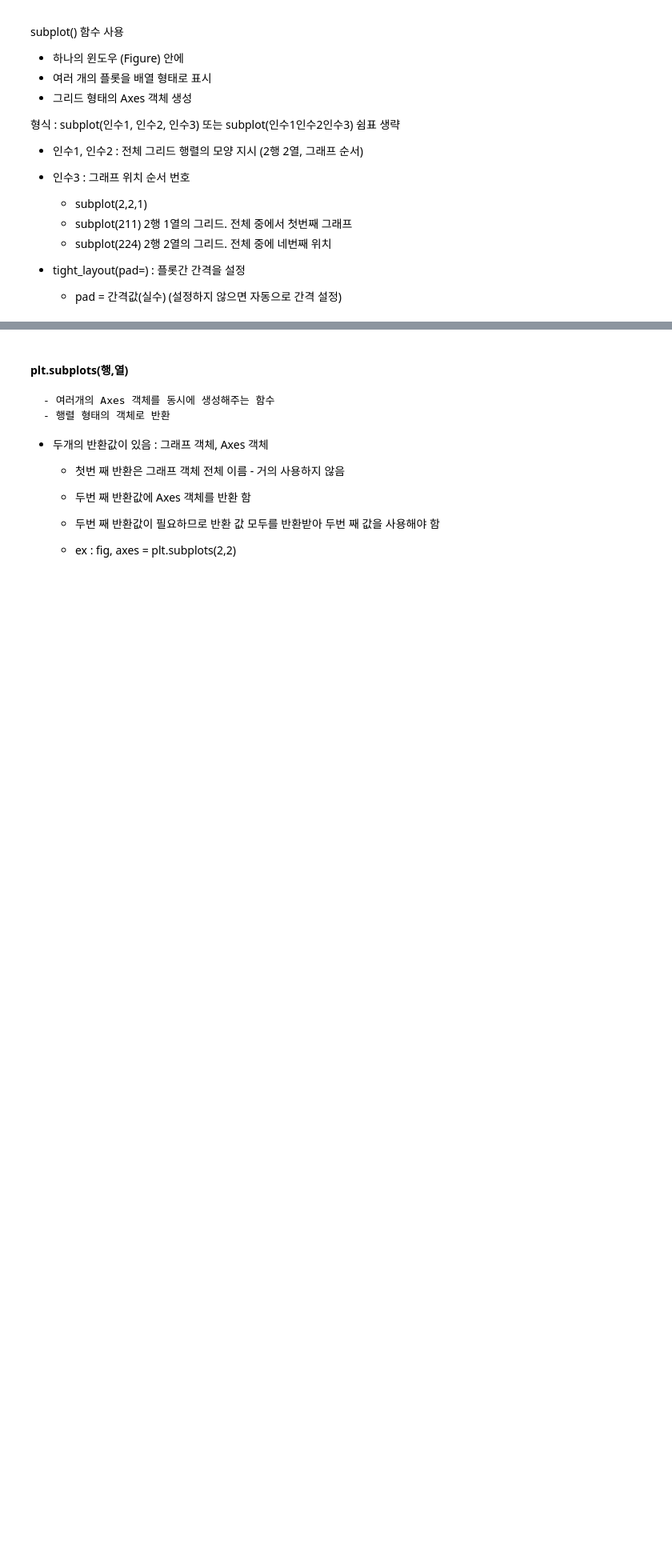
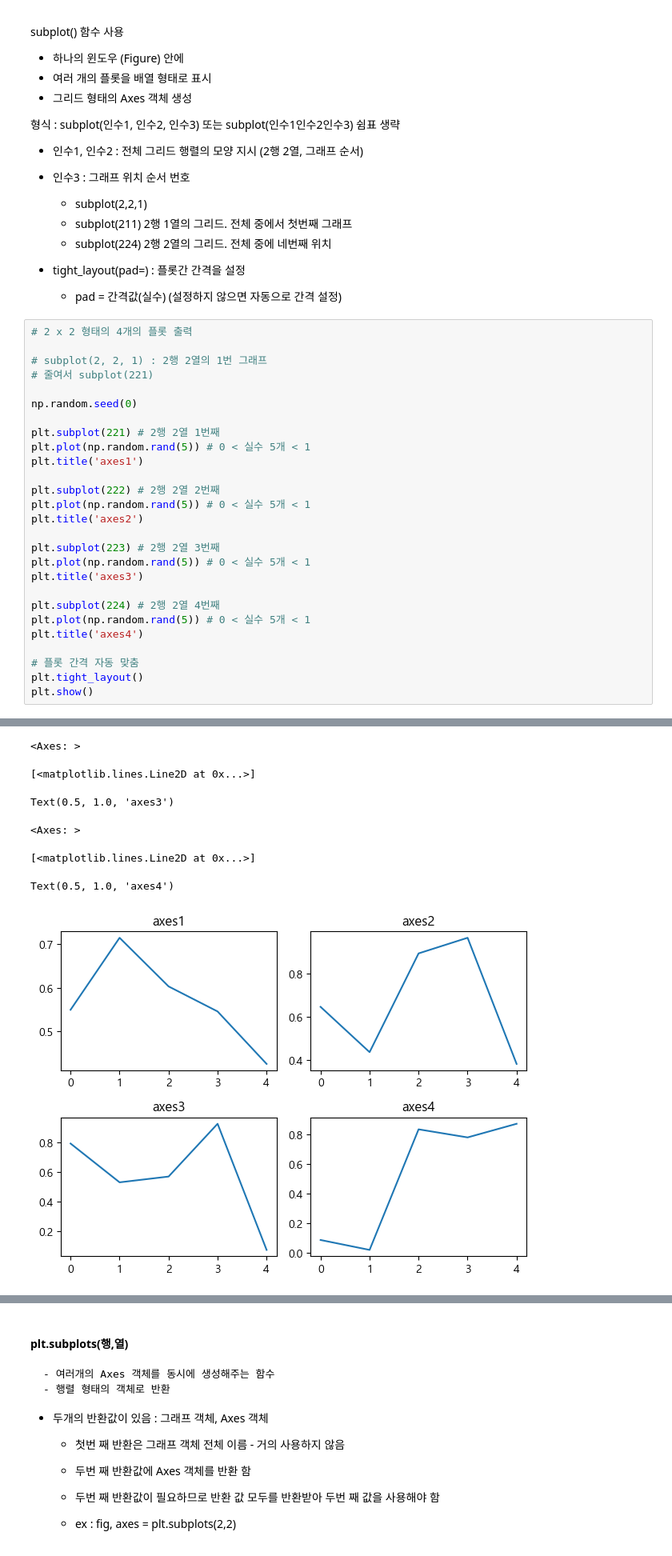
Before and after one commit to BangSungjoon/TIL, a Jupyter notebook: AIWorkspace/source_code/13_시각화 패키지 (matplotlib).ipynb, the cells around one changed output, grey strips where cells are left out. Shown at 80% size. Saved outputs shown, nothing was run; the diff lists cells and outputs as text; blank space fills up the shorter version.

```diff
--- a/AIWorkspace/source_code/13_시각화 패키지 (matplotlib).ipynb
+++ b/AIWorkspace/source_code/13_시각화 패키지 (matplotlib).ipynb
@@ -431,3 +431,31 @@ subplot() 함수 사용
 
 - tight_layout(pad=) : 플롯간 간격을 설정
     - pad = 간격값(실수) (설정하지 않으면 자동으로 간격 설정)
+# %%
+# 2 x 2 형태의 4개의 플롯 출력
+
+# subplot(2, 2, 1) : 2행 2열의 1번 그래프
+# 줄여서 subplot(221)
+
+np.random.seed(0)
+
+plt.subplot(221) # 2행 2열 1번째
+plt.plot(np.random.rand(5)) # 0 < 실수 5개 < 1
+plt.title('axes1')
+
+plt.subplot(222) # 2행 2열 2번째
+plt.plot(np.random.rand(5)) # 0 < 실수 5개 < 1
+plt.title('axes2')
+
+plt.subplot(223) # 2행 2열 3번째
+plt.plot(np.random.rand(5)) # 0 < 실수 5개 < 1
+plt.title('axes3')
+
+plt.subplot(224) # 2행 2열 4번째
+plt.plot(np.random.rand(5)) # 0 < 실수 5개 < 1
+plt.title('axes4')
+
+# 플롯 간격 자동 맞춤
+plt.tight_layout()
+plt.show()
+# %% [output]
@@ -433,0 +468,7 @@ subplot() 함수 사용
+<Axes: >
+[<matplotlib.lines.Line2D at 0x...>]
+Text(0.5, 1.0, 'axes3')
+<Axes: >
+[<matplotlib.lines.Line2D at 0x...>]
+Text(0.5, 1.0, 'axes4')
+[figure, added]
```
Also changed, not shown: parts of 56 cells of this notebook, 3 other files.
